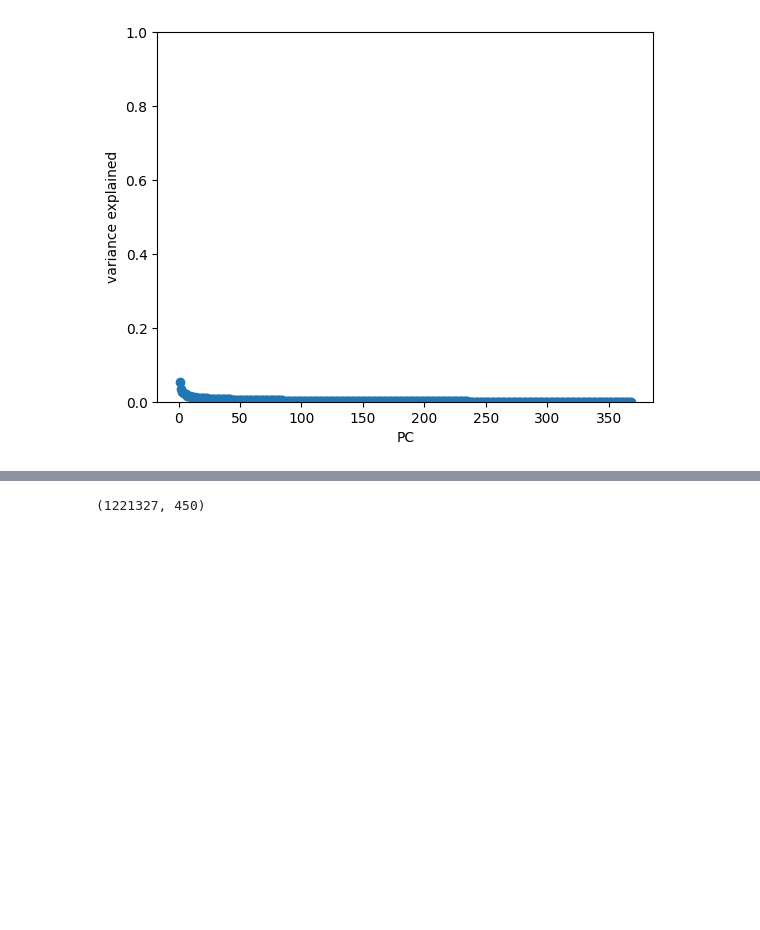
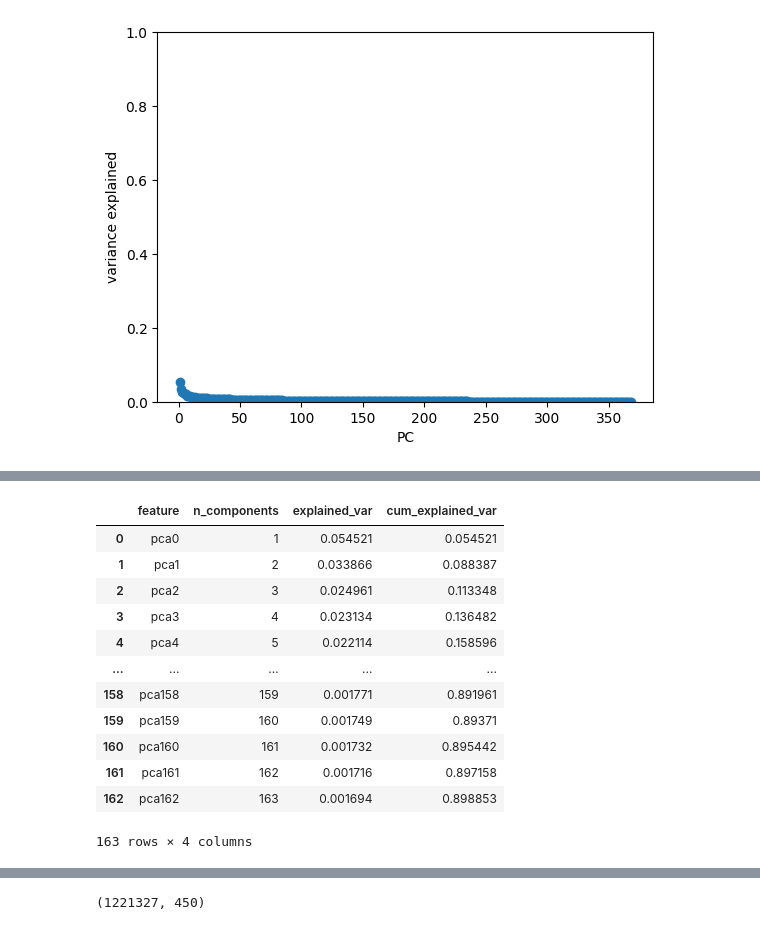
Before and after one commit to MSDSPT2025B-Term-2-LT4/HOME_CREDIT_KAGGLE, a Jupyter notebook: kaggle/05_PCA_num_cols.ipynb, the cells around one changed output, grey strips where cells are left out. Drawn from its saved outputs; the diff is of its cells as text; code cells hidden in the pictures; blank space fills up the shorter version.

```diff
--- a/kaggle/05_PCA_num_cols.ipynb
+++ b/kaggle/05_PCA_num_cols.ipynb
@@ -462,0 +463,16 @@ pca_var
+# %%
+pca_var[pca_var['cum_explained_var']<0.9]
+# %% [output]
+|  | feature | n_components | explained_var | cum_explained_var |
+| 0 | pca0 | 1 | 0.054521 | 0.054521 |
+| 1 | pca1 | 2 | 0.033866 | 0.088387 |
+| 2 | pca2 | 3 | 0.024961 | 0.113348 |
+| 3 | pca3 | 4 | 0.023134 | 0.136482 |
+| 4 | pca4 | 5 | 0.022114 | 0.158596 |
+| ... | ... | ... | ... | ... |
+| 158 | pca158 | 159 | 0.001771 | 0.891961 |
+| 159 | pca159 | 160 | 0.001749 | 0.89371 |
+| 160 | pca160 | 161 | 0.001732 | 0.895442 |
+| 161 | pca161 | 162 | 0.001716 | 0.897158 |
+| 162 | pca162 | 163 | 0.001694 | 0.898853 |
+163 rows × 4 columns
```
Also changed, not shown: parts of 47 cells of this notebook.
